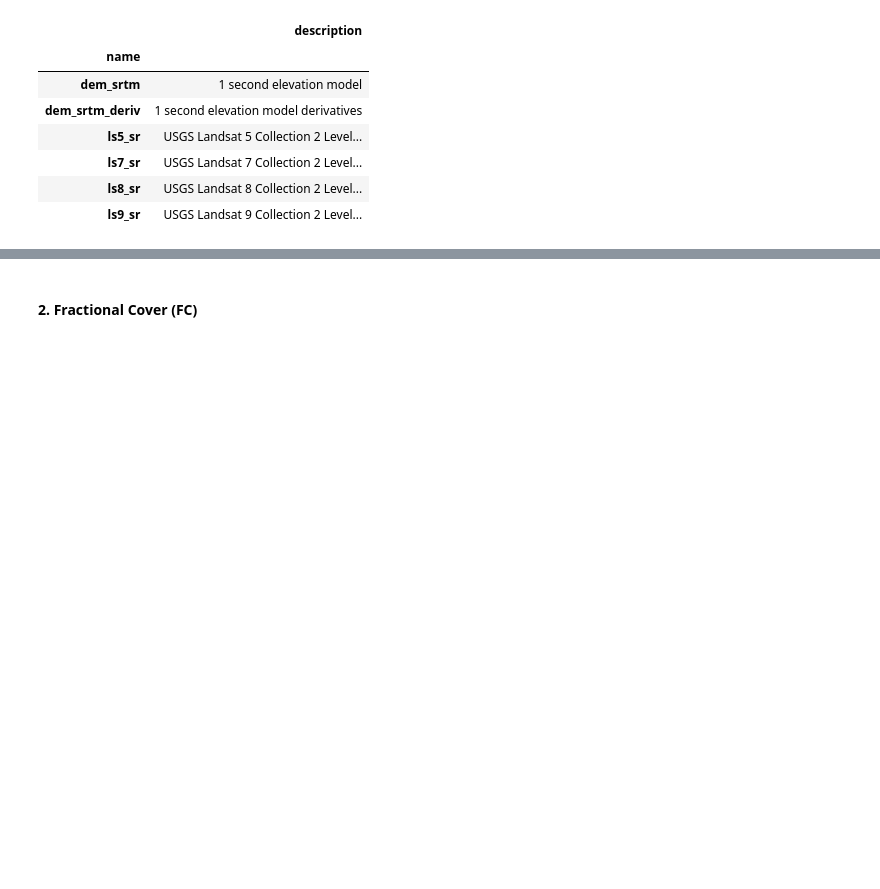
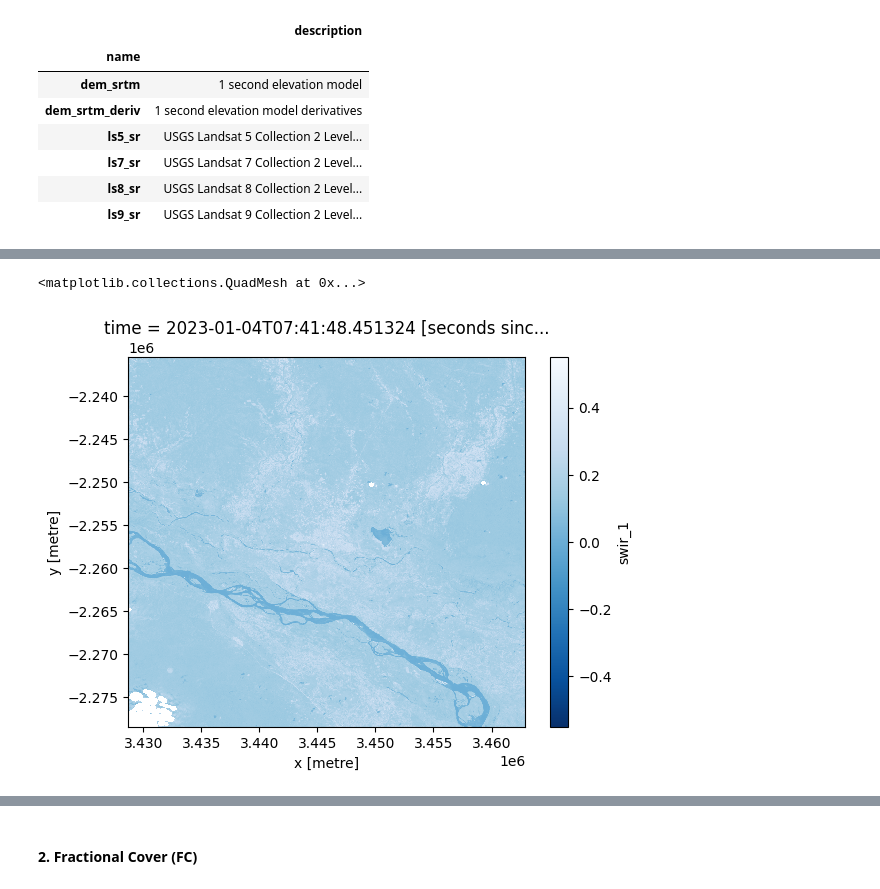
Before and after one commit to Ethel-Ogallo/Wetland_Inundation_DE-Africa, a Jupyter notebook: Zambezi_wetland_dynamics.ipynb, the cells around one changed output, grey strips where cells are left out. Drawn from its saved outputs; the diff is of its cells as text; code cells hidden in the pictures; blank space fills up the shorter version.

```diff
--- a/Zambezi_wetland_dynamics.ipynb
+++ b/Zambezi_wetland_dynamics.ipynb
@@ -159,0 +111,36 @@ Loading 171 time steps
+# %%
+# Load ARD Landsat data for the specified time range (2013-2022) every 3rd year
+# Define the query for each 3-year interval
+years = ["2017", "2020", "2023"]
+ds_list = []  # List to store datasets
+
+for year in years:
+    # Set the time range for each year (example: January to December of that year)
+    query = {
+        'x': x,
+        'y': y,
+        'time': (f"{year}-01", f"{year}-12"),
+    }
+
+    print(f"Loading Landsat data for {year}...")
+
+    # Load ARD (Landsat 8) data for the specified time range
+    ds = load_ard(
+        dc=dc,
+        products=["ls8_sr"],  # Landsat 8 Surface Reflectance
+        output_crs="epsg:6933",
+        min_gooddata=0.85,
+        mask_filters=(["opening", 3], ["dilation", 3]),
+        measurements=["red", "green", "blue", "nir", "swir_1", "swir_2"],
+        dask_chunks = {},
+        group_by="solar_day",
+        resolution=(-30, 30),
+        **query,
+    )
+
+    # Append the loaded data for this year to the list
+    ds_list.append(ds)
+
+# Print out the dataset for verification
+for idx, ds in enumerate(ds_list):
+    print(f"Dataset for {years[idx]}:", ds)
@@ -160,6 +198,13 @@ Loading 171 time steps
 # %%
 # plotting single band images
 #selecting and plotting a single timestep
+ds_preview = ds_list[2]  # first dataset (e.g., 2017)
 
-first_timestep = ds.swir_1.isel(time=0) #.isel() = index selection
-print(first_timestep)
+# Select the first time step from swir_1 band
+timestep = ds_preview.swir_1.isel(time=0)
+
+# Plot the timestep
+timestep.plot(cmap='Blues_r')
+# %% [output]
+<matplotlib.collections.QuadMesh at 0x...>
+[figure, added]
```
Also changed, not shown: parts of 12 cells of this notebook.
